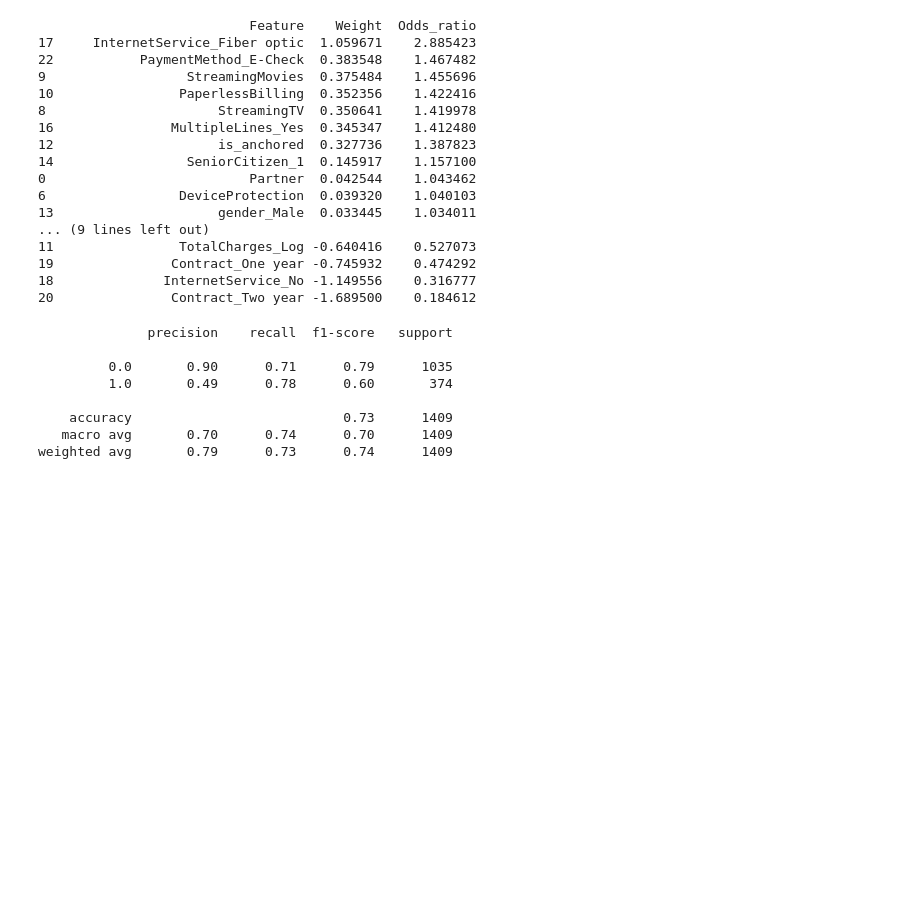
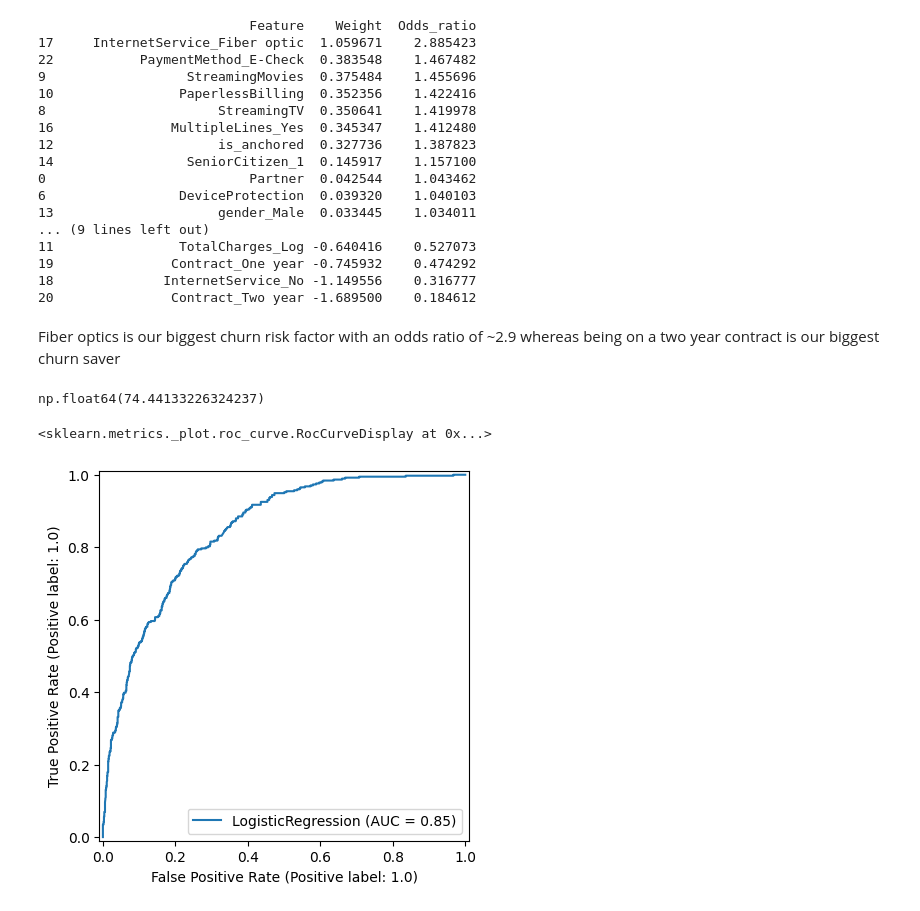
Before and after one commit to N-anle/TelecomChurnAnalysis, a Jupyter notebook: notebook.ipynb, the cells around one changed output. Saved outputs shown, nothing was run; the diff lists cells and outputs as text; code cells hidden in the pictures; blank space fills up the shorter version.

Commit message:
Final notebook touches
* Further model validation, ROC_AUC and Precision recall curves, ROC_AUC = 0.85, AP = 0.66

```diff
--- a/notebook.ipynb
+++ b/notebook.ipynb
@@ -2007,22 +2007,16 @@ print(importance)
 19               Contract_One year -0.745932    0.474292
 18              InternetService_No -1.149556    0.316777
 20               Contract_Two year -1.689500    0.184612
-# %%
-from sklearn.ensemble import RandomForestClassifier
-rf_model = RandomForestClassifier(n_estimators=100, class_weight='balanced', random_state=42)
-
-rf_model.fit(x_train,y_train)
-y_probs_rf = rf_model.predict_proba(x_test)[:,1]
-
-y_pred_threshold = (y_probs_rf >= 0.26).astype(int)
-
-print(classification_report(y_test, y_pred_threshold))
-# %% [output]
-              precision    recall  f1-score   support
-
-         0.0       0.90      0.71      0.79      1035
-         1.0       0.49      0.78      0.60       374
-
-    accuracy                           0.73      1409
-   macro avg       0.70      0.74      0.70      1409
-weighted avg       0.79      0.73      0.74      1409
+# %% [markdown]
+Fiber optics is our biggest churn risk factor with an odds ratio of ~2.9 whereas being on a two year contract is our biggest churn saver
+# %%
+churn = df[df['Churn'] == 'Yes']
+churn['MonthlyCharges'].mean()
+# %% [output]
+np.float64(74.44133226324237)
+# %%
+from sklearn.metrics import RocCurveDisplay, roc_curve, PrecisionRecallDisplay
+RocCurveDisplay.from_estimator(model, x_test,y_test)
+# %% [output]
+<sklearn.metrics._plot.roc_curve.RocCurveDisplay at 0x...>
+[figure, added]
```
Also changed, not shown: parts of 7 cells of this notebook.
